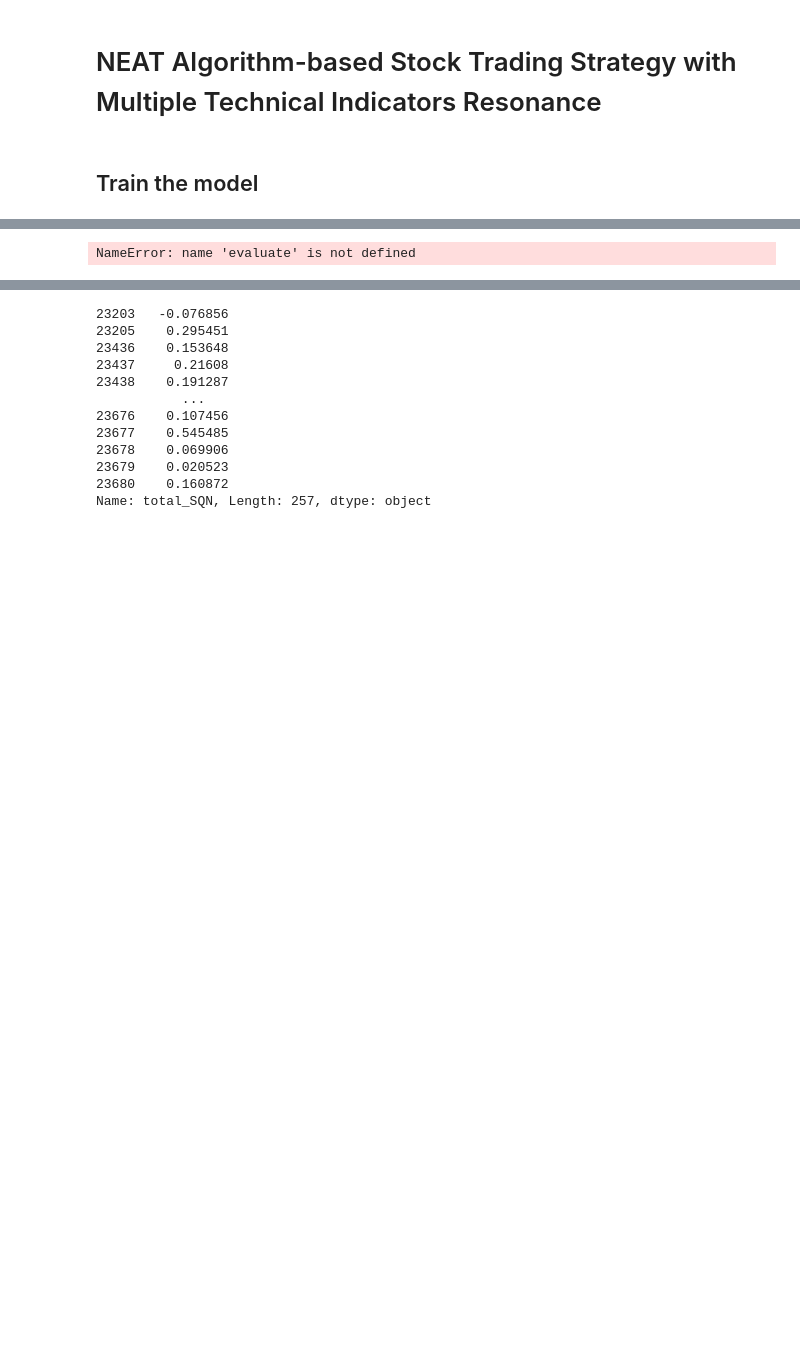
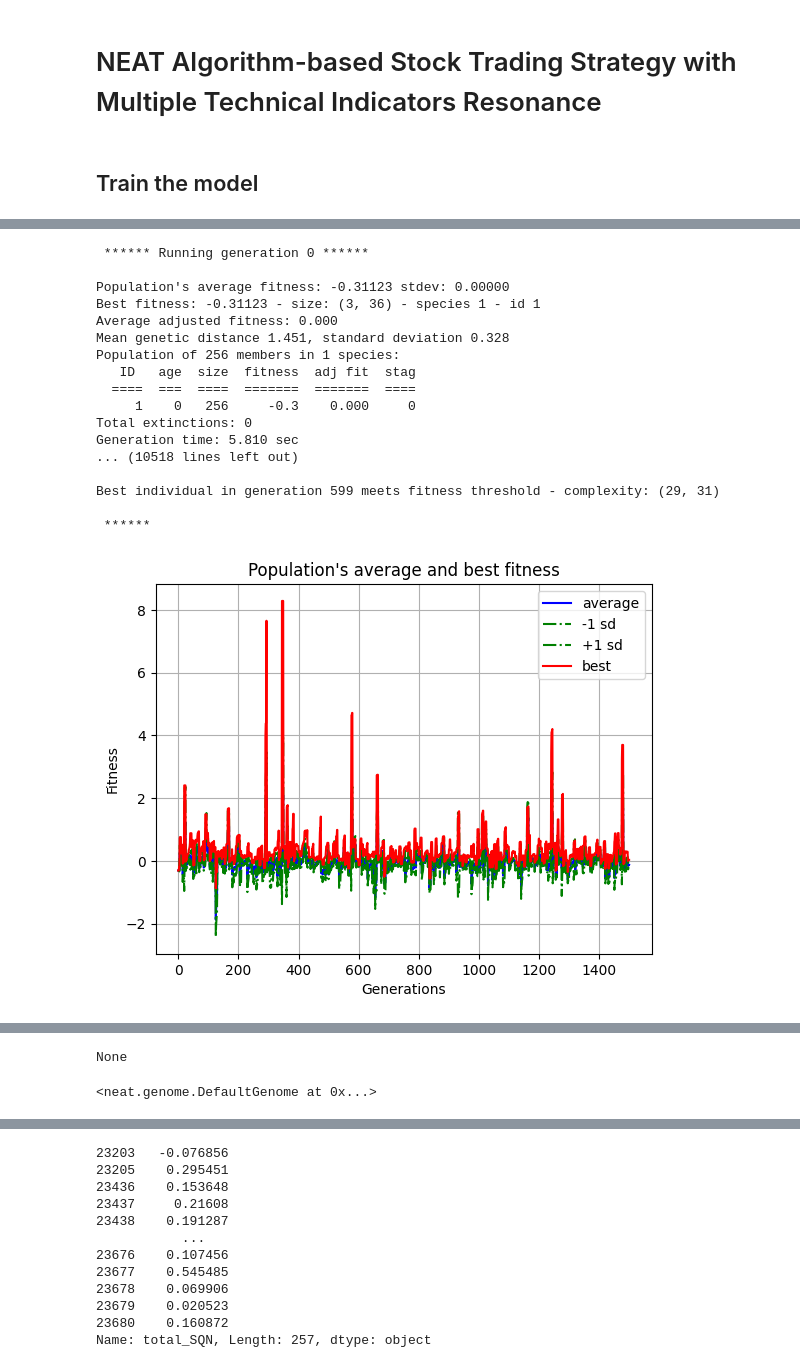
Before and after one commit to libao3128/neat_trader, a Jupyter notebook: main.ipynb, the cells around one changed output, grey strips where cells are left out. Cells and saved outputs as stored; diff of their text form; code cells hidden in the pictures; blank space fills up the shorter version.

```diff
--- a/main.ipynb
+++ b/main.ipynb
@@ -37,4 +13,23 @@ Output:
-# %%
-performances = test_population('VERY_GOOD', 1979, 20, 365)
-# %% [output]
-NameError: name 'evaluate' is not defined
+# %%
+evaluator = Evaluater()
+config = load_configuration('model/config-feedforward')
+population, winner, stats = run_experiment(config, evaluator, max_generation=1500, num_date=90)
+# %% [output]
+ ****** Running generation 0 ******
+
+Population's average fitness: -0.31123 stdev: 0.00000
+Best fitness: -0.31123 - size: (3, 36) - species 1 - id 1
+Average adjusted fitness: 0.000
+Mean genetic distance 1.451, standard deviation 0.328
+Population of 256 members in 1 species:
+   ID   age  size  fitness  adj fit  stag
+  ====  ===  ====  =======  =======  ====
+     1    0   256     -0.3    0.000     0
+Total extinctions: 0
+Generation time: 5.810 sec
+... (10518 lines left out)
+
+Best individual in generation 599 meets fitness threshold - complexity: (29, 31)
+
+ ******
+[figure, added]
@@ -40,0 +44,8 @@ NameError: name 'evaluate' is not defined
+# %%
+print(population.best_genome)
+# %% [output]
+None
+# %%
+population.population[366629]
+# %% [output]
+<neat.genome.DefaultGenome at 0x...>
```
Also changed, not shown: parts of 10 cells of this notebook, 5 other files.
